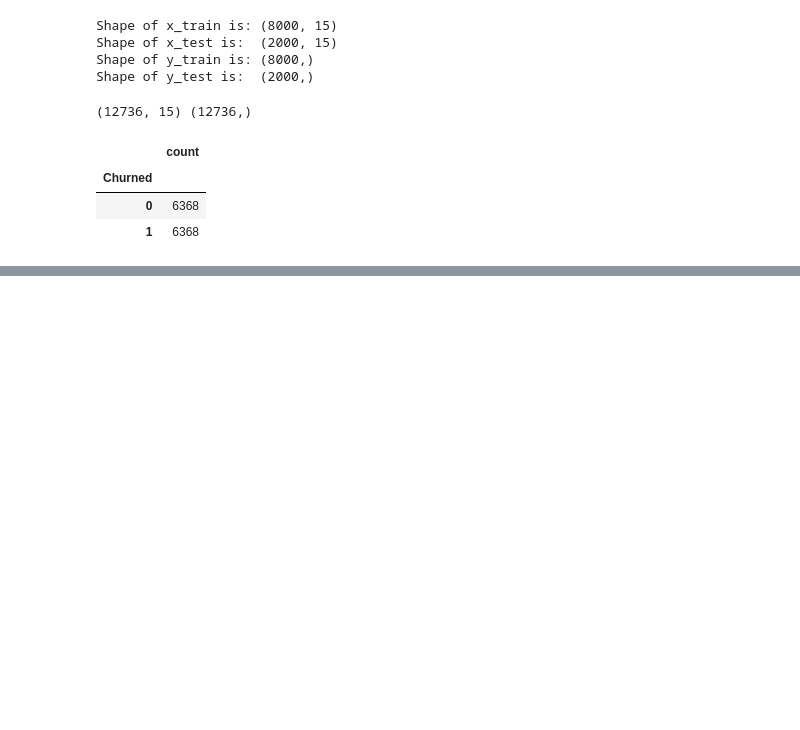
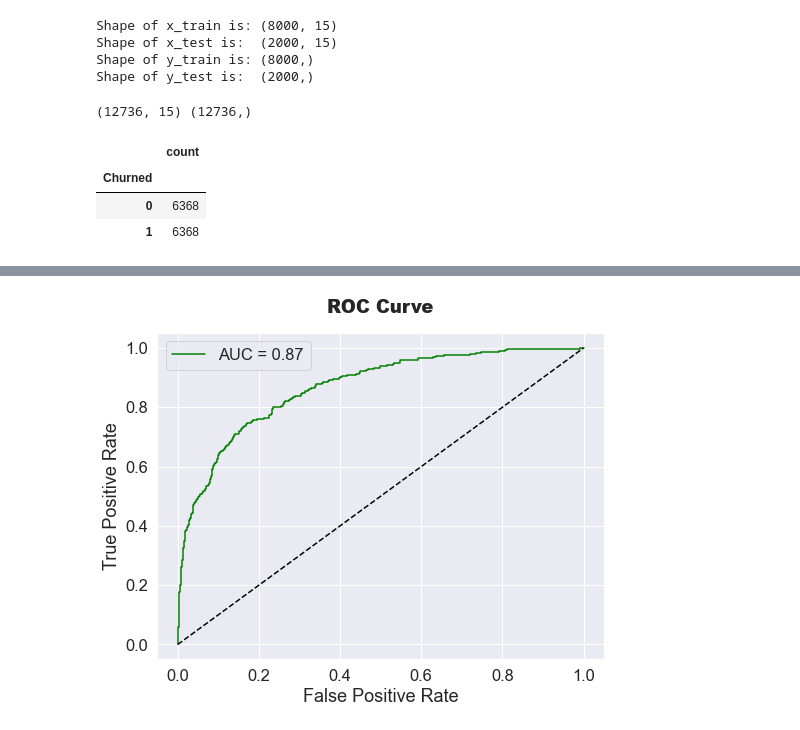
Before and after one commit to JasonXie23/Bank-Client-churned-Predictive-analysis, a Jupyter notebook: Bank_churn_notebook.ipynb, the cells around one changed output, grey strips where cells are left out. Saved outputs shown, nothing was run; the diff lists cells and outputs as text; code cells hidden in the pictures; blank space fills up the shorter version.

```diff
--- a/Bank_churn_notebook.ipynb
+++ b/Bank_churn_notebook.ipynb
@@ -385,0 +466,20 @@ y_train_resampled.value_counts().to_frame()
+# %%
+y_pred_proba = rfc.predict_proba(x_test)[:][:,1]
+
+df_actual_predicted = pd.concat([pd.DataFrame(np.array(y_test), columns=["y_actual"])])
+df_actual_predicted.index = y_test.index
+
+
+fpr, tpr, thresholds = roc_curve(df_actual_predicted["y_actual"], y_pred_proba)
+auc = roc_auc_score(df_actual_predicted["y_actual"], y_pred_proba)
+
+plt.figure(figsize=(8, 6))
+plt.plot(fpr, tpr, label=f"AUC = {auc:.2f}",color="green")
+plt.plot([0, 1], [0, 1], linestyle="--", color="black")
+plt.xlabel("False Positive Rate")
+plt.ylabel("True Positive Rate")
+plt.title("ROC Curve",pad=20,fontweight="black")
+plt.legend()
+plt.show()
+# %% [output]
+[figure, added]
```
Also changed, not shown: parts of 14 cells of this notebook.
